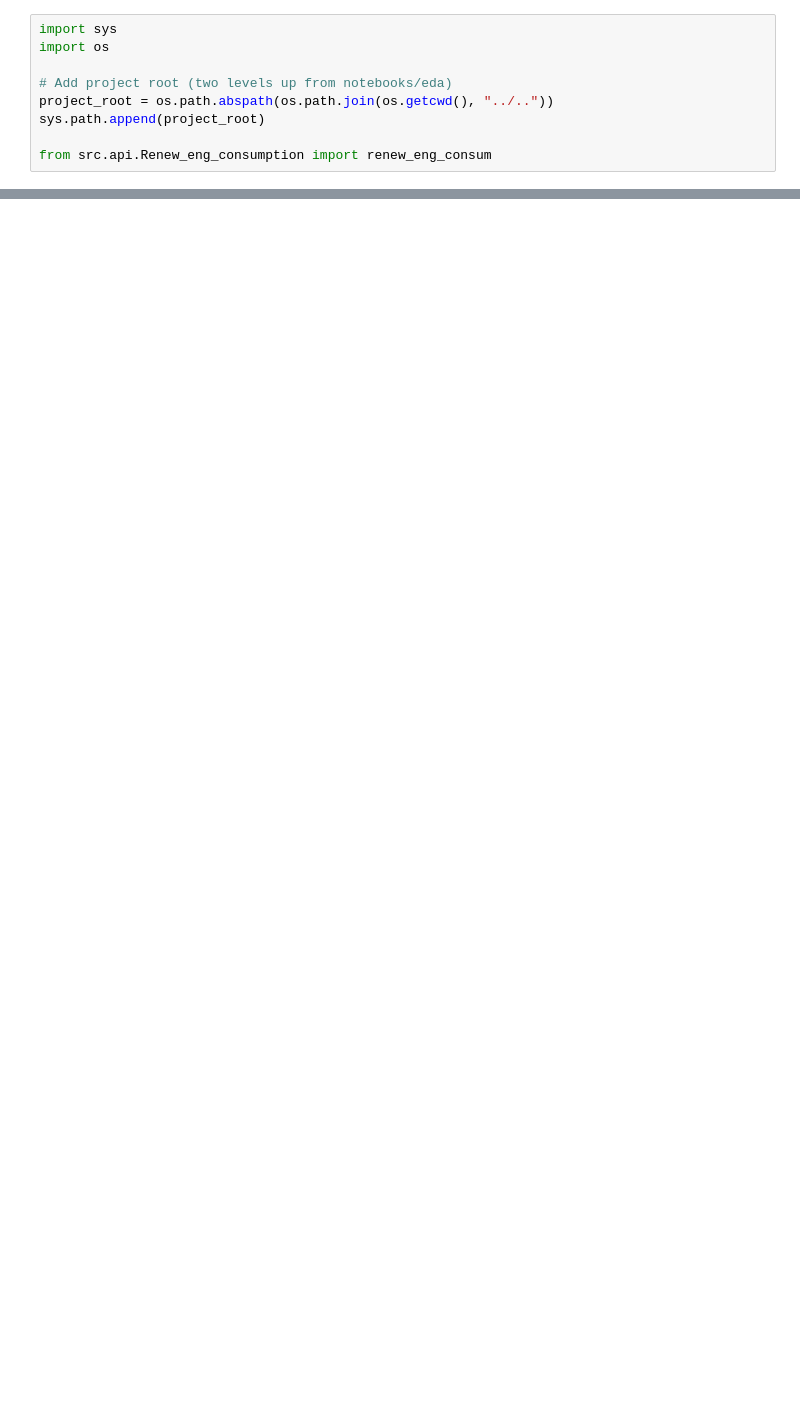
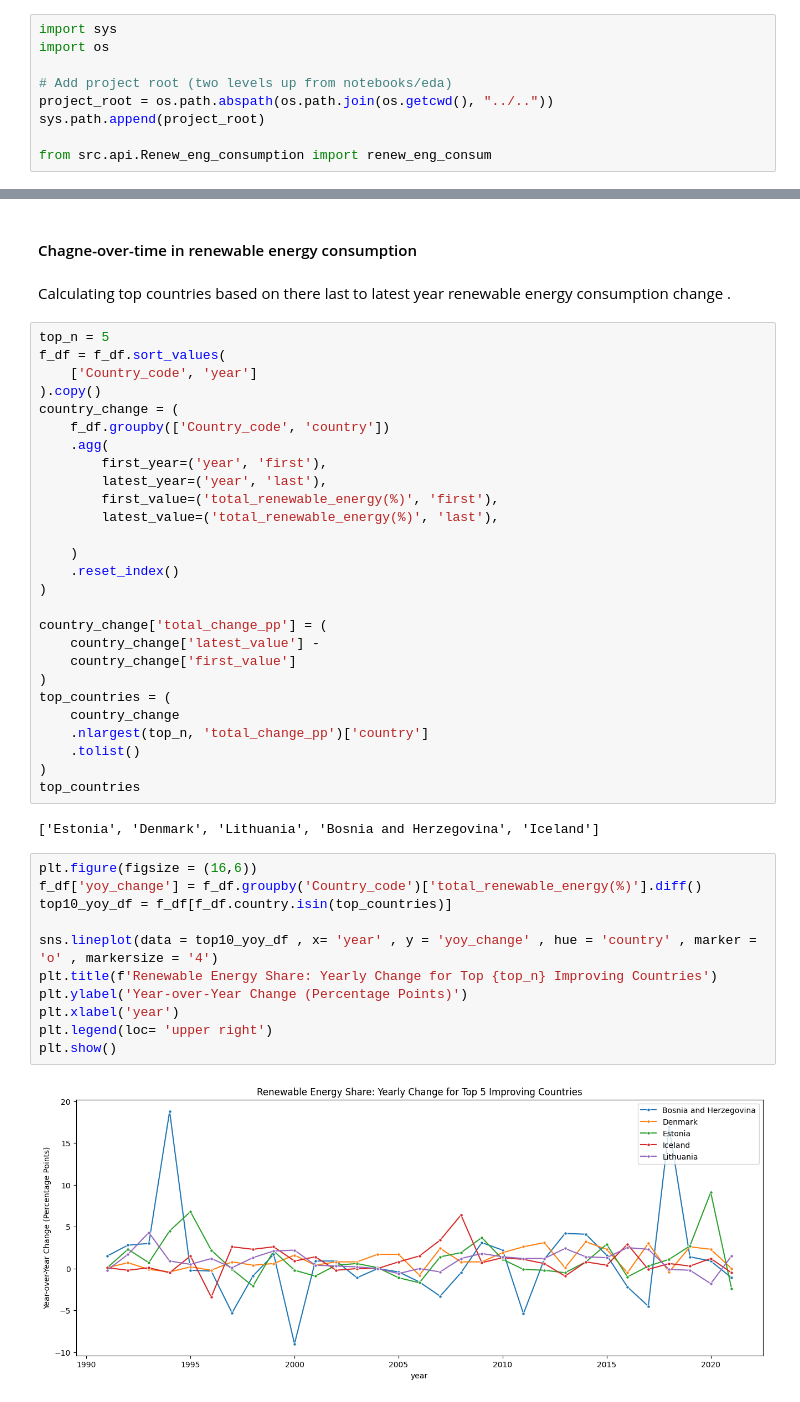
Before and after one commit to Aditya5235/global-climate-dashboard, a Jupyter notebook: notebooks/eda/Renew_eng_consumption.ipynb, the cells around one changed output, grey strips where cells are left out. Saved outputs shown, nothing was run; the diff lists cells and outputs as text; blank space fills up the shorter version.

```diff
--- a/notebooks/eda/Renew_eng_consumption.ipynb
+++ b/notebooks/eda/Renew_eng_consumption.ipynb
@@ -36,0 +369,46 @@ df.head()
+# %% [markdown]
+#### Chagne-over-time in renewable energy consumption
+# %% [markdown]
+Calculating top countries based on there last to latest year renewable energy consumption change .
+# %%
+top_n = 5
+f_df = f_df.sort_values(
+    ['Country_code', 'year']
+).copy()
+country_change = (
+    f_df.groupby(['Country_code', 'country'])
+    .agg(
+        first_year=('year', 'first'),
+        latest_year=('year', 'last'),
+        first_value=('total_renewable_energy(%)', 'first'),
+        latest_value=('total_renewable_energy(%)', 'last'),
+
+    )
+    .reset_index()
+)
+
+country_change['total_change_pp'] = (
+    country_change['latest_value'] -
+    country_change['first_value']
+)
+top_countries = (
+    country_change
+    .nlargest(top_n, 'total_change_pp')['country']
+    .tolist()
+)
+top_countries
+# %% [output]
+['Estonia', 'Denmark', 'Lithuania', 'Bosnia and Herzegovina', 'Iceland']
+# %%
+plt.figure(figsize = (16,6))
+f_df['yoy_change'] = f_df.groupby('Country_code')['total_renewable_energy(%)'].diff()
+top10_yoy_df = f_df[f_df.country.isin(top_countries)]
+
+sns.lineplot(data = top10_yoy_df , x= 'year' , y = 'yoy_change' , hue = 'country' , marker = 'o' , markersize = '4')
+plt.title(f'Renewable Energy Share: Yearly Change for Top {top_n} Improving Countries')
+plt.ylabel('Year-over-Year Change (Percentage Points)')
+plt.xlabel('year')
+plt.legend(loc= 'upper right')
+plt.show()
+# %% [output]
+[figure, added]
```
Also changed, not shown: parts of 62 cells of this notebook, 17 other files.
